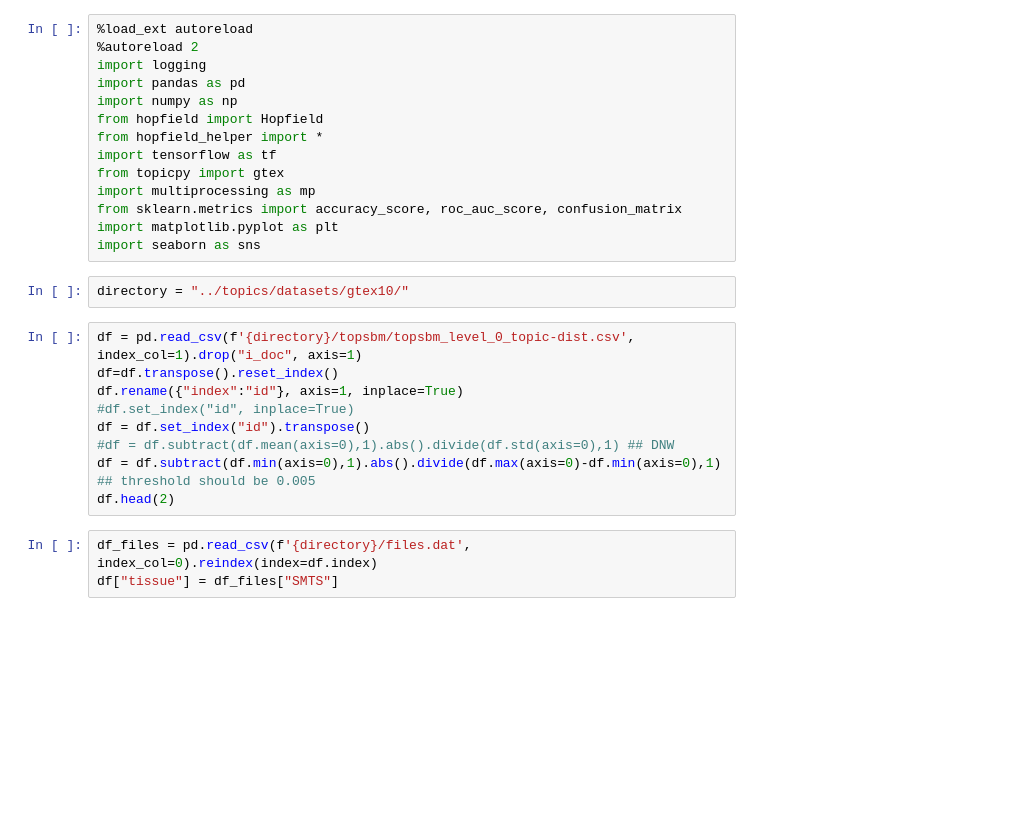
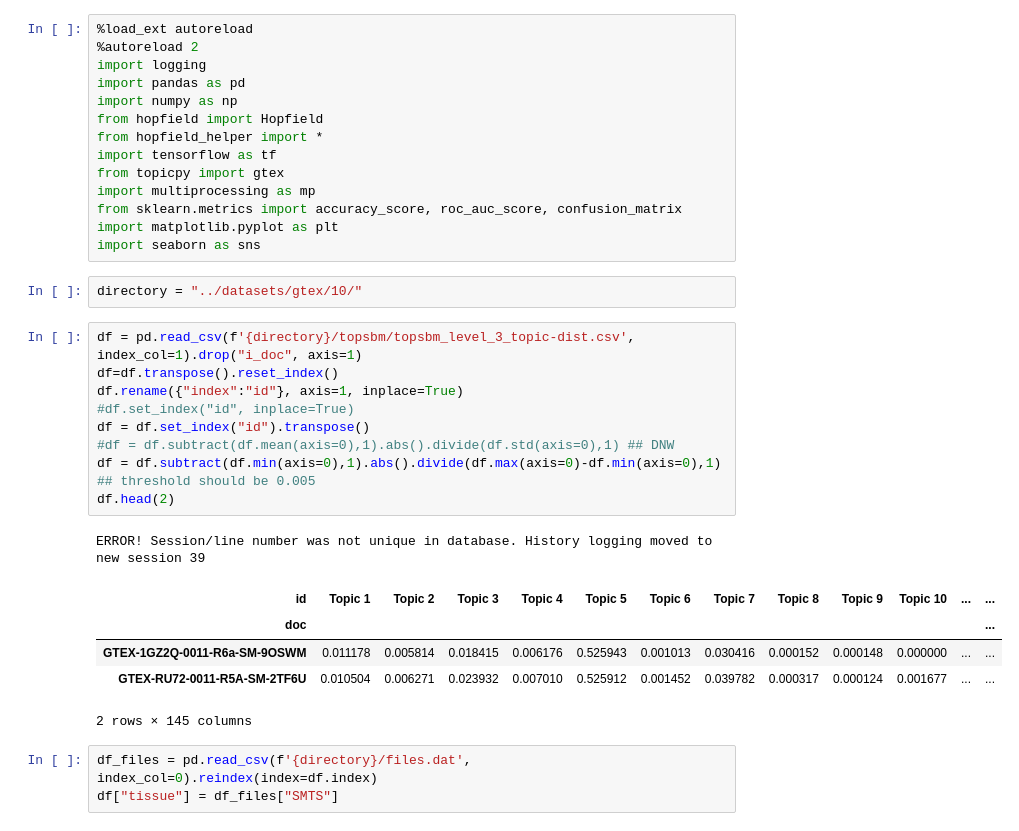
Before and after one commit to fvalle1/phd, a Jupyter notebook: hopfield/Hopfield.ipynb, the cells around one changed output. Cells and saved outputs as stored; diff of their text form; blank space fills up the shorter version.

```diff
--- a/hopfield/Hopfield.ipynb
+++ b/hopfield/Hopfield.ipynb
@@ -13,16 +13,23 @@ from sklearn.metrics import accuracy_score, roc_auc_score, confusion_matrix
 import matplotlib.pyplot as plt
 import seaborn as sns
 # %%
-directory = "../topics/datasets/gtex10/"
+directory = "../datasets/gtex/10/"
 # %%
-df = pd.read_csv(f'{directory}/topsbm/topsbm_level_0_topic-dist.csv', index_col=1).drop("i_doc", axis=1)
+df = pd.read_csv(f'{directory}/topsbm/topsbm_level_3_topic-dist.csv', index_col=1).drop("i_doc", axis=1)
 df=df.transpose().reset_index()
 df.rename({"index":"id"}, axis=1, inplace=True)
 #df.set_index("id", inplace=True)
 df = df.set_index("id").transpose()
 #df = df.subtract(df.mean(axis=0),1).abs().divide(df.std(axis=0),1) ## DNW
 df = df.subtract(df.min(axis=0),1).abs().divide(df.max(axis=0)-df.min(axis=0),1) ## threshold should be 0.005
 df.head(2)
+# %% [output]
+ERROR! Session/line number was not unique in database. History logging moved to new session 39
+| id | Topic 1 | Topic 2 | Topic 3 | Topic 4 | Topic 5 | Topic 6 | Topic 7 | Topic 8 | Topic 9 | Topic 10 | ... | ... |
+| doc |  |  |  |  |  |  |  |  |  |  |  | ... |
+| GTEX-1GZ2Q-0011-R6a-SM-9OSWM | 0.011178 | 0.005814 | 0.018415 | 0.006176 | 0.525943 | 0.001013 | 0.030416 | 0.000152 | 0.000148 | 0.000000 | ... | ... |
+| GTEX-RU72-0011-R5A-SM-2TF6U | 0.010504 | 0.006271 | 0.023932 | 0.007010 | 0.525912 | 0.001452 | 0.039782 | 0.000317 | 0.000124 | 0.001677 | ... | ... |
+2 rows × 145 columns
 # %%
 df_files = pd.read_csv(f'{directory}/files.dat', index_col=0).reindex(index=df.index)
 df["tissue"] = df_files["SMTS"]
```
Also changed, not shown: parts of 5 cells of this notebook, 1 other file.
